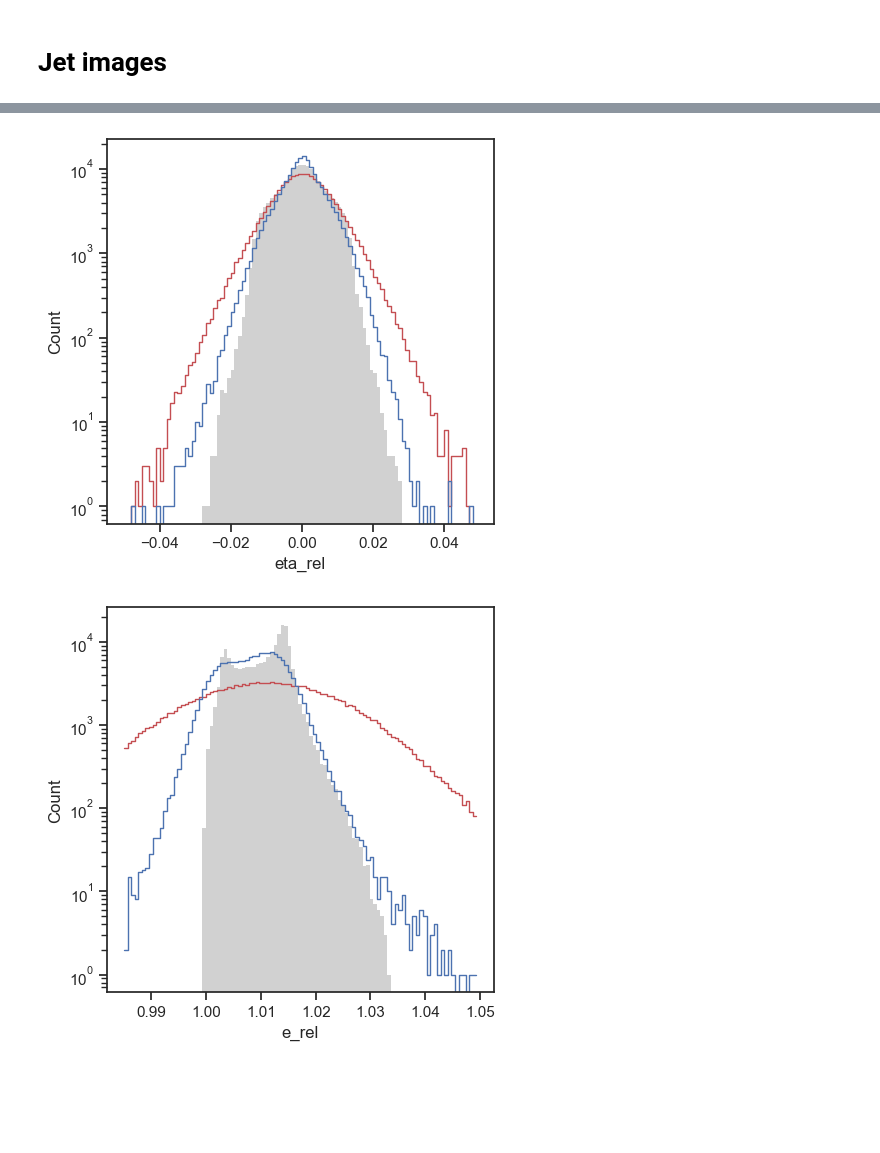
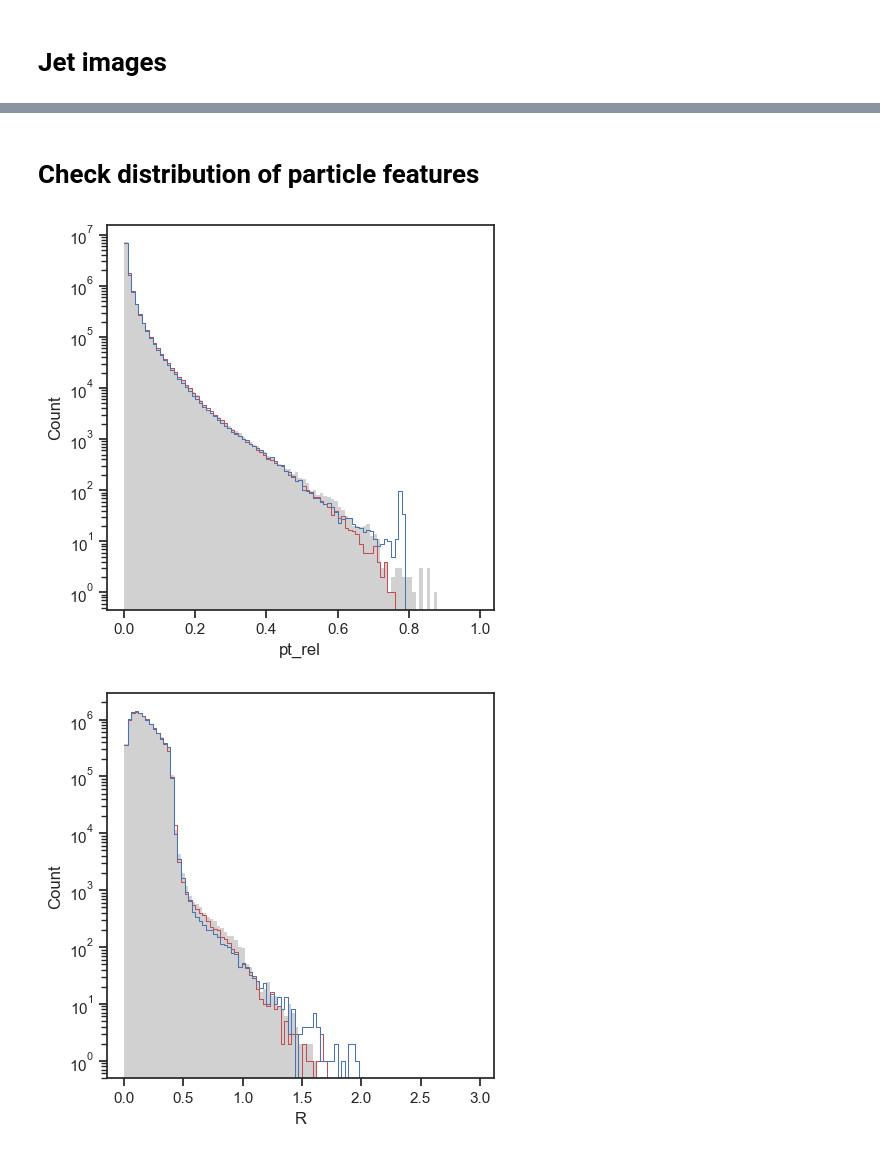
Before and after one commit to dfaroughy/ClassifierMetric, a Jupyter notebook: check_datasets.ipynb, the cells around one changed output, grey strips where cells are left out. Saved outputs shown, nothing was run; the diff lists cells and outputs as text; code cells hidden in the pictures; blank space fills up the shorter version.

```diff
--- a/check_datasets.ipynb
+++ b/check_datasets.ipynb
@@ -353,14 +50,45 @@ JetNet_DIFF.jet_plot(feature='pt_rel', bins=Bins(0.9,1.1), fill=False, color='b'
-# %%
-fig, ax = plt.subplots(1, figsize=(5,5))
-JetNet.jet_plot(feature='eta_rel', bins=Bins(-0.05,0.05), ax=ax)
-JetNet_FM.jet_plot(feature='eta_rel', bins=Bins(-0.05,0.05),  fill=False, color='r', ax=ax)
-JetNet_DIFF.jet_plot(feature='eta_rel', bins=Bins(-0.05,0.05), fill=False, color='b', ax=ax)
-# %% [output]
-[figure, removed]
-# %%
-fig, ax = plt.subplots(1, figsize=(5,5))
-JetNet.jet_plot(feature='e_rel', bins=Bins(0.985,1.05), ax=ax)
-JetNet_FM.jet_plot(feature='e_rel', bins=Bins(0.985,1.05),  fill=False, color='r', ax=ax)
-JetNet_DIFF.jet_plot(feature='e_rel', bins=Bins(0.985,1.05), fill=False, color='b', ax=ax)
-# %% [output]
-[figure, removed]
+# %% [markdown]
+# Check distribution of particle features
+# %%
+
+data = JetNetDataLoader(dir_path='data/',
+                        data_files=DataConfig.sets,
+                        preprocess=None,
+                        num_jets=175000,
+                        num_constituents=150,
+                        clip_neg_pt=True,
+                        particle_features=['eta_rel', 'phi_rel', 'pt_rel', 'R', 'e_rel']
+                        )
+
+jetnet = JetNetFeatures(data[1])
+flowmatch = JetNetFeatures(data[0])
+diffusion = JetNetFeatures(data[2])
+
+bins = Bins(0,1)
+fig, ax = plt.subplots(1, figsize=(5,5))
+
+jetnet.particle_plot(feature='pt_rel', bins=bins, ax=ax)
+flowmatch.particle_plot(feature='pt_rel', bins=bins,  fill=False, color='r', ax=ax)
+diffusion.particle_plot(feature='pt_rel', bins=bins, fill=False, color='b', ax=ax)
+
+bins = Bins(0,3)
+fig, ax = plt.subplots(1, figsize=(5,5))
+
+jetnet.particle_plot(feature='R', bins=bins, ax=ax)
+flowmatch.particle_plot(feature='R', bins=bins,  fill=False, color='r', ax=ax)
+diffusion.particle_plot(feature='R', bins=bins, fill=False, color='b', ax=ax)
+
+fig, ax = plt.subplots(1, figsize=(5,5))
+jetnet.particle_plot(feature='pt_rel', nth_particle=1, bins=Bins(0,0.8), ax=ax)
+flowmatch.particle_plot(feature='pt_rel', nth_particle=1, bins=Bins(0,0.8), fill=False, color='r', ax=ax)
+diffusion.particle_plot(feature='pt_rel', nth_particle=1, bins=Bins(0,0.8), fill=False, color='b', ax=ax)
+plt.title(r'hardest particles in jet')
+
+bins = Bins(0,0.35)
+fig, ax = plt.subplots(1, figsize=(5,5))
+jetnet.jet_plot(feature='m_rel', bins=bins, ax=ax)
+flowmatch.jet_plot(feature='m_rel', bins=bins,  fill=False, color='r', ax=ax)
+diffusion.jet_plot(feature='m_rel', bins=bins, fill=False, color='b', ax=ax)
+# %% [output]
+[figure, added]
+[figure, added]
```
Also changed, not shown: parts of 24 cells of this notebook.
